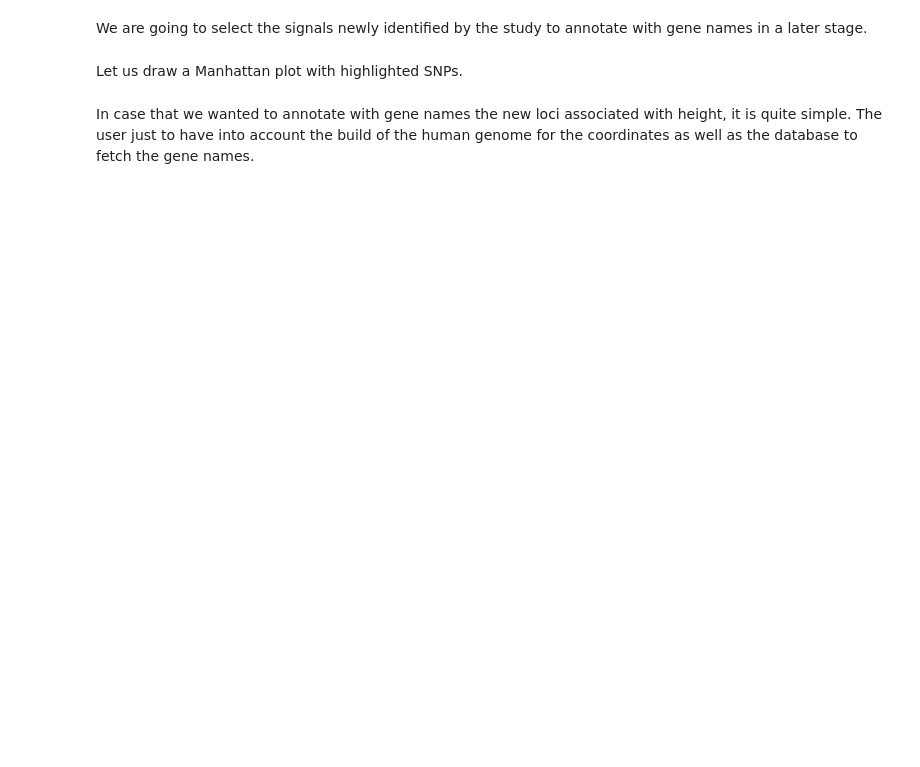
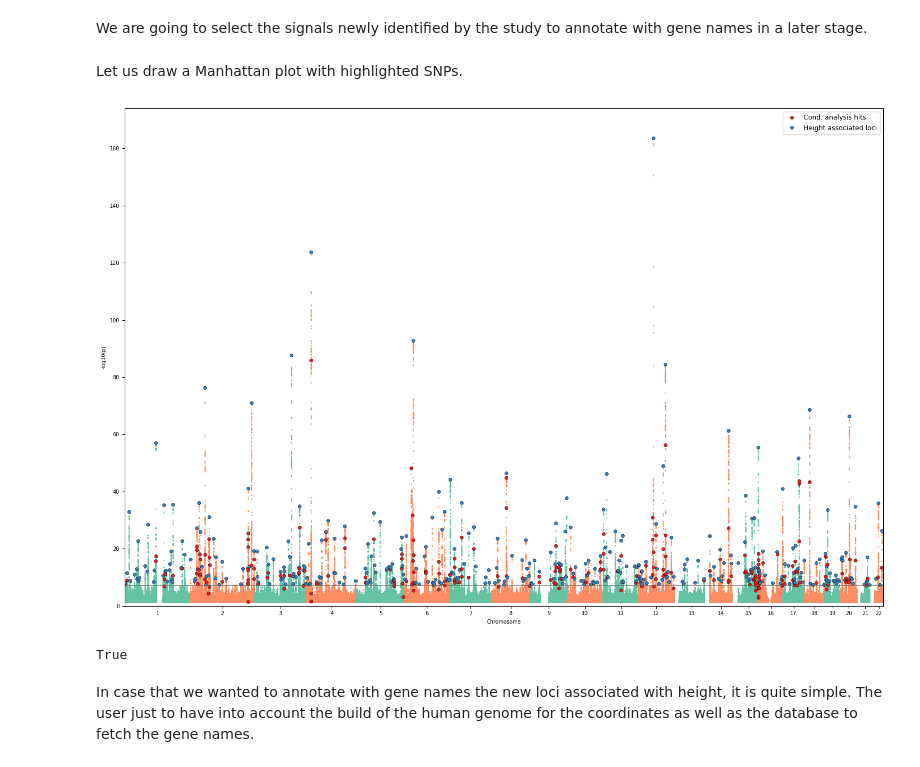
Before and after one commit to cge-tubingens/IDEAL-GENOM, a Jupyter notebook: viz_notebooks/manhattan.ipynb, the cells around one changed output. Drawn from its saved outputs; the diff is of its cells as text; code cells hidden in the pictures; blank space fills up the shorter version.

```diff
--- a/viz_notebooks/manhattan.ipynb
+++ b/viz_notebooks/manhattan.ipynb
@@ -94,17 +97,20 @@ Let us draw a Manhattan plot with highlighted SNPs.
 # %%
 manhattan_draw(
     data_df=df_gwas,
     snp_col='Variants',
     chr_col='CHR',
     pos_col='POS',
     p_col='P_BOLT',
     plot_dir=example_path.parent.as_posix(),
-    save_name='manhattan_plot_high.pdf',
+    save_name='manhattan_plot_high.png',
     genome_line = 5e-8,
     yaxis_margin = 10,
     to_highlight=highlight,
     highlight_hue='hue'
 )
+# %% [output]
+[figure, added]
+True
 # %% [markdown]
 In case that we wanted to annotate with gene names the new loci associated with height, it is quite simple. The user just to have into account the build of the human genome for the coordinates as well as the database to fetch the gene names.
 # %%
```
Also changed, not shown: parts of 5 cells of this notebook, 4 other files.
